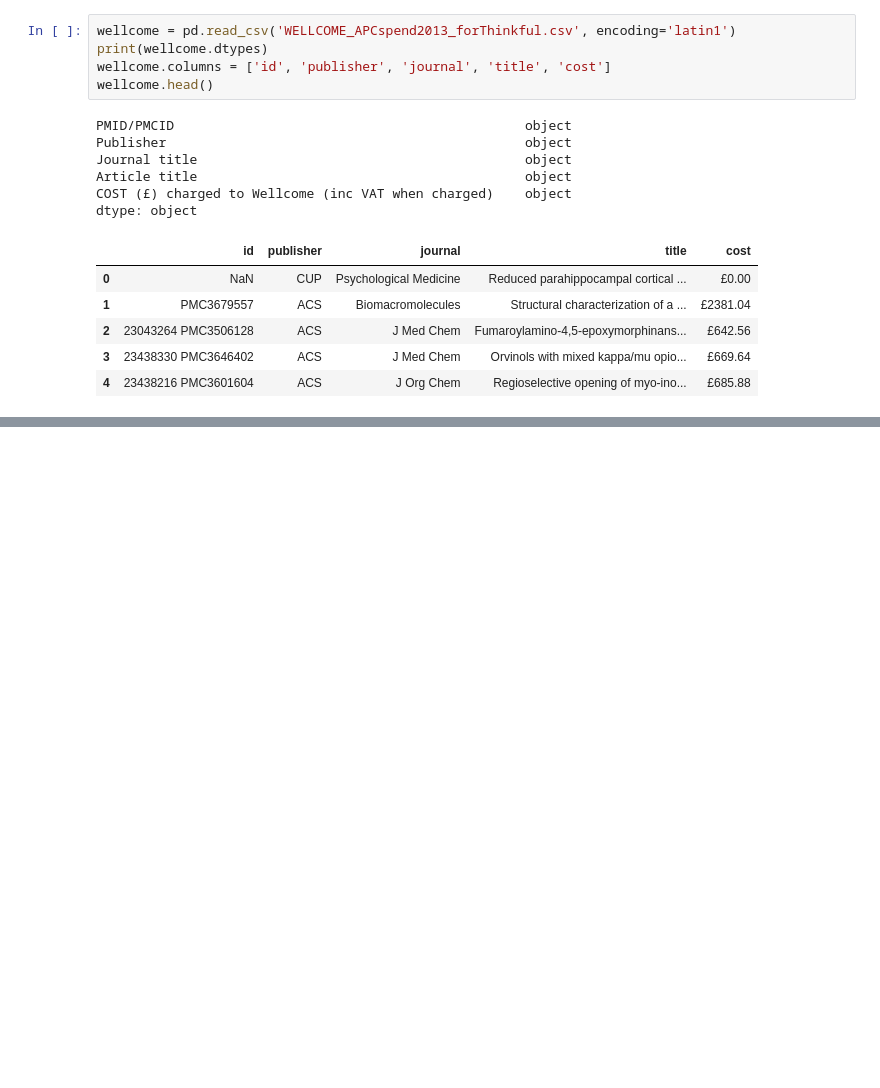
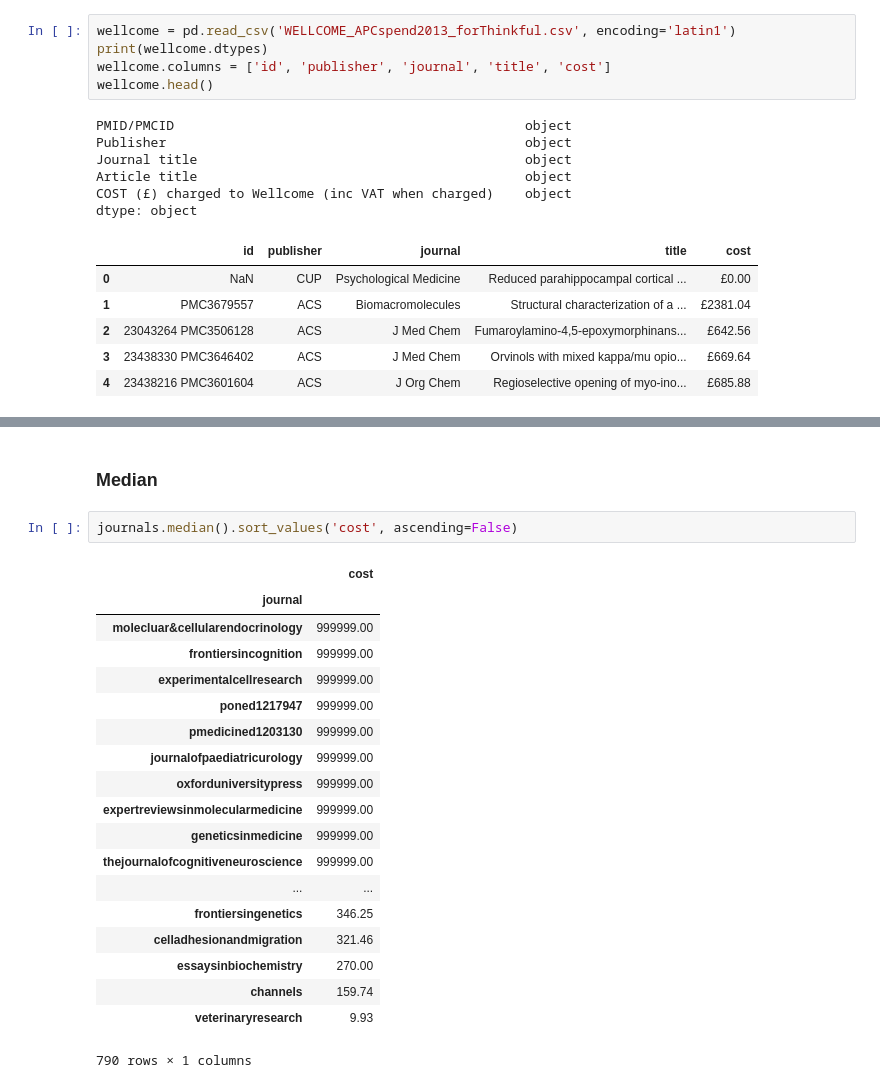
Before and after one commit to antdevelopment/Thinkful-Data-Science-Course, a Jupyter notebook: bootcamp/unit-1/lesson-3/data-cleaning-and-validation/data_cleaning_validation.ipynb, the cells around one changed output, grey strips where cells are left out. Cells and saved outputs as stored; diff of their text form; blank space fills up the shorter version.

```diff
--- a/bootcamp/unit-1/lesson-3/data-cleaning-and-validation/data_cleaning_validation.ipynb
+++ b/bootcamp/unit-1/lesson-3/data-cleaning-and-validation/data_cleaning_validation.ipynb
@@ -137,0 +114,24 @@ wellcome.describe(include='all')
+# %% [markdown]
+### Median
+# %%
+journals.median().sort_values('cost', ascending=False)
+# %% [output]
+|  | cost |
+| journal |  |
+| molecluar&cellularendocrinology | 999999.00 |
+| frontiersincognition | 999999.00 |
+| experimentalcellresearch | 999999.00 |
+| poned1217947 | 999999.00 |
+| pmedicined1203130 | 999999.00 |
+| journalofpaediatricurology | 999999.00 |
+| oxforduniversitypress | 999999.00 |
+| expertreviewsinmolecularmedicine | 999999.00 |
+| geneticsinmedicine | 999999.00 |
+| thejournalofcognitiveneuroscience | 999999.00 |
+| ... | ... |
+| frontiersingenetics | 346.25 |
+| celladhesionandmigration | 321.46 |
+| essaysinbiochemistry | 270.00 |
+| channels | 159.74 |
+| veterinaryresearch | 9.93 |
+790 rows × 1 columns
```
Also changed, not shown: parts of 17 cells of this notebook.
